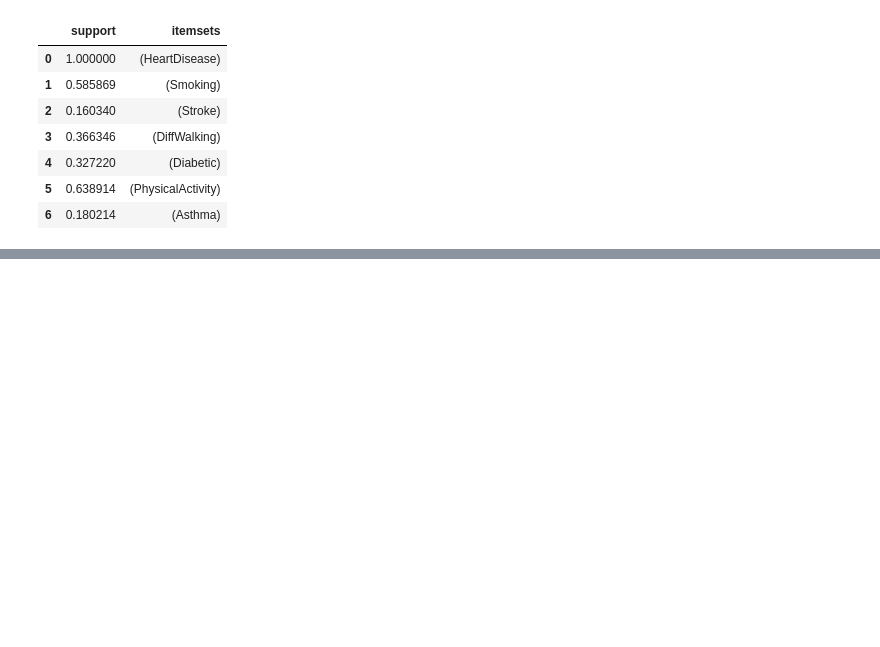
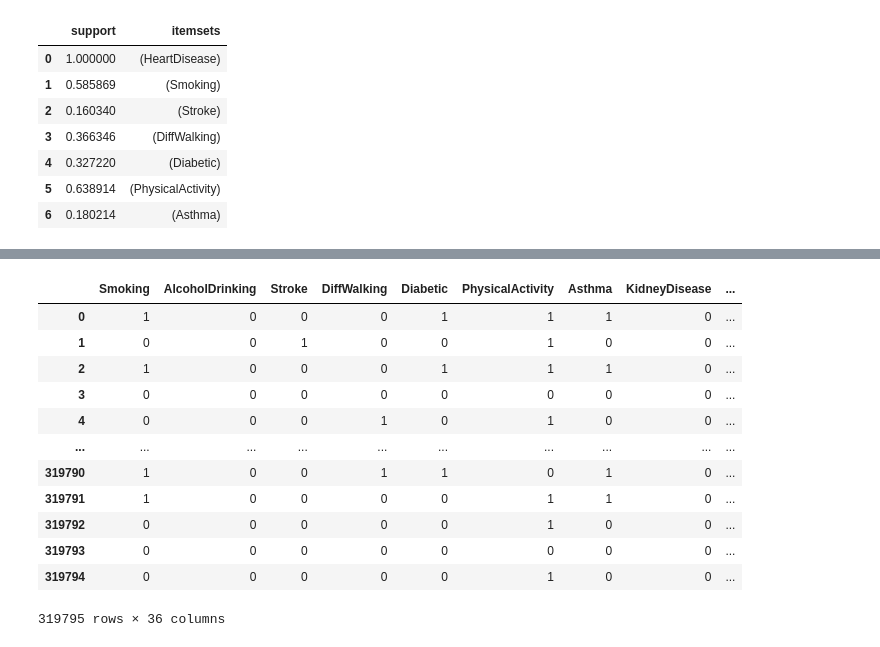
Before and after one commit to FinOCE/CP3403-group, a Jupyter notebook: notebooks/daniel.ipynb, the cells around one changed output, grey strips where cells are left out. Drawn from its saved outputs; the diff is of its cells as text; code cells hidden in the pictures; blank space fills up the shorter version.

```diff
--- a/notebooks/daniel.ipynb
+++ b/notebooks/daniel.ipynb
@@ -174,0 +199,18 @@ rules.head()
+# %%
+data5 = pd.get_dummies(data.drop(['HeartDisease', 'PhysicalHealth', 'MentalHealth'], axis=1), drop_first=True)
+
+data5
+# %% [output]
+|  | Smoking | AlcoholDrinking | Stroke | DiffWalking | Diabetic | PhysicalActivity | Asthma | KidneyDisease | ... |
+| 0 | 1 | 0 | 0 | 0 | 1 | 1 | 1 | 0 | ... |
+| 1 | 0 | 0 | 1 | 0 | 0 | 1 | 0 | 0 | ... |
+| 2 | 1 | 0 | 0 | 0 | 1 | 1 | 1 | 0 | ... |
+| 3 | 0 | 0 | 0 | 0 | 0 | 0 | 0 | 0 | ... |
+| 4 | 0 | 0 | 0 | 1 | 0 | 1 | 0 | 0 | ... |
+| ... | ... | ... | ... | ... | ... | ... | ... | ... | ... |
+| 319790 | 1 | 0 | 0 | 1 | 1 | 0 | 1 | 0 | ... |
+| 319791 | 1 | 0 | 0 | 0 | 0 | 1 | 1 | 0 | ... |
+| 319792 | 0 | 0 | 0 | 0 | 0 | 1 | 0 | 0 | ... |
+| 319793 | 0 | 0 | 0 | 0 | 0 | 0 | 0 | 0 | ... |
+| 319794 | 0 | 0 | 0 | 0 | 0 | 1 | 0 | 0 | ... |
+319795 rows × 36 columns
```
Also changed, not shown: parts of 7 cells of this notebook, 1 other file.
